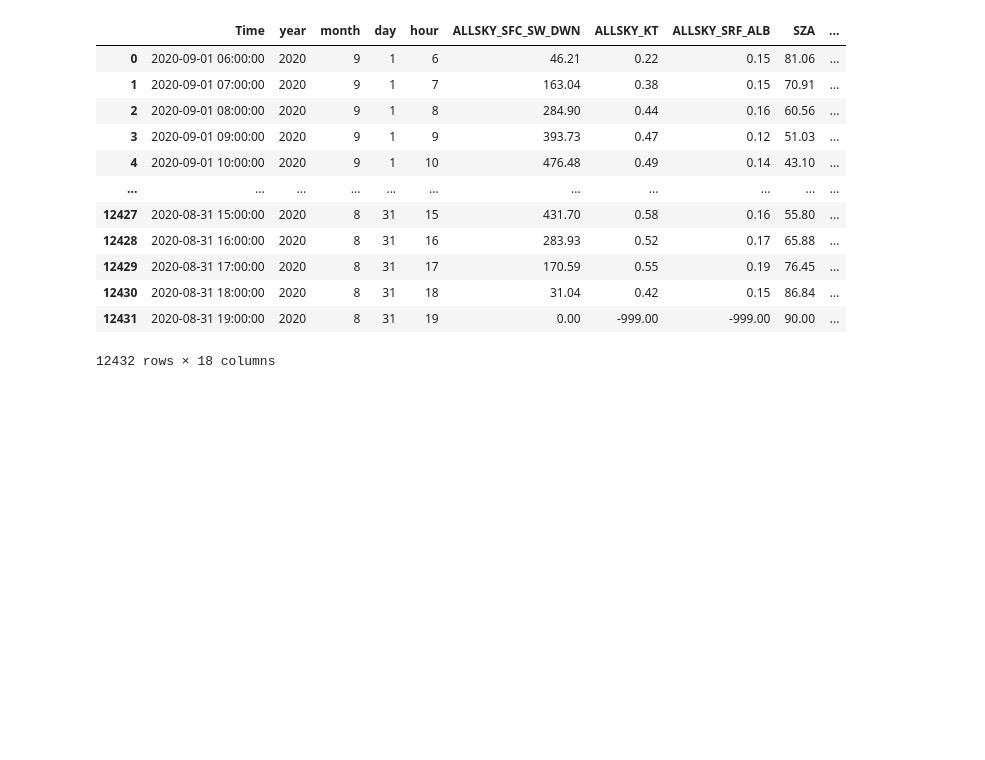
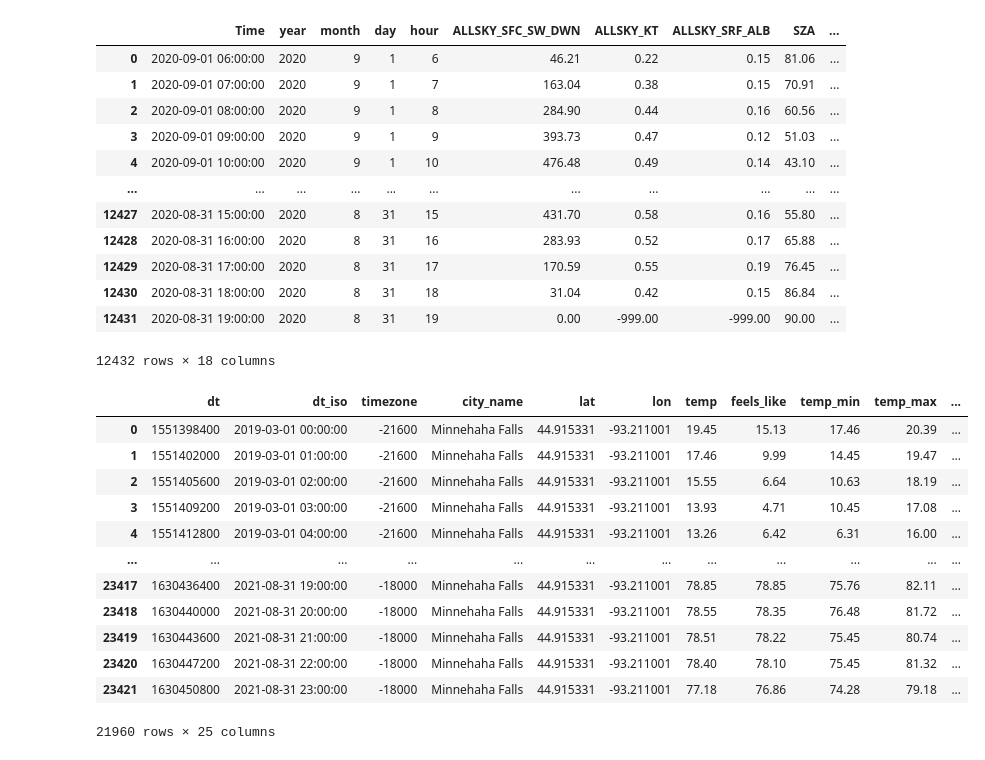
Before and after one commit to Enestvedt/ML_solar_prediction, a Jupyter notebook: notebooks/data_assembly.ipynb, the cells around one changed output. Saved outputs shown, nothing was run; the diff lists cells and outputs as text; code cells hidden in the pictures; blank space fills up the shorter version.

```diff
--- a/notebooks/data_assembly.ipynb
+++ b/notebooks/data_assembly.ipynb
@@ -133,3 +133,25 @@ merged_data
 | 12430 | 2020-08-31 18:00:00 | 2020 | 8 | 31 | 18 | 31.04 | 0.42 | 0.15 | 86.84 | ... |
 | 12431 | 2020-08-31 19:00:00 | 2020 | 8 | 31 | 19 | 0.00 | -999.00 | -999.00 | 90.00 | ... |
 12432 rows × 18 columns
+# %%
+weather_data = pd.read_csv('../csv_downloads/weather_history.csv')
+# %%
+weather_data['dt_iso'] = pd.to_datetime(weather_data['dt_iso'].str[:-4]).dt.tz_localize(None)
+# %%
+weather_data.drop_duplicates(subset= ['dt_iso'], keep='first', inplace=True)
+# %%
+weather_data
+# %% [output]
+|  | dt | dt_iso | timezone | city_name | lat | lon | temp | feels_like | temp_min | temp_max | ... |
+| 0 | 1551398400 | 2019-03-01 00:00:00 | -21600 | Minnehaha Falls | 44.915331 | -93.211001 | 19.45 | 15.13 | 17.46 | 20.39 | ... |
+| 1 | 1551402000 | 2019-03-01 01:00:00 | -21600 | Minnehaha Falls | 44.915331 | -93.211001 | 17.46 | 9.99 | 14.45 | 19.47 | ... |
+| 2 | 1551405600 | 2019-03-01 02:00:00 | -21600 | Minnehaha Falls | 44.915331 | -93.211001 | 15.55 | 6.64 | 10.63 | 18.19 | ... |
+| 3 | 1551409200 | 2019-03-01 03:00:00 | -21600 | Minnehaha Falls | 44.915331 | -93.211001 | 13.93 | 4.71 | 10.45 | 17.08 | ... |
+| 4 | 1551412800 | 2019-03-01 04:00:00 | -21600 | Minnehaha Falls | 44.915331 | -93.211001 | 13.26 | 6.42 | 6.31 | 16.00 | ... |
+| ... | ... | ... | ... | ... | ... | ... | ... | ... | ... | ... | ... |
+| 23417 | 1630436400 | 2021-08-31 19:00:00 | -18000 | Minnehaha Falls | 44.915331 | -93.211001 | 78.85 | 78.85 | 75.76 | 82.11 | ... |
+| 23418 | 1630440000 | 2021-08-31 20:00:00 | -18000 | Minnehaha Falls | 44.915331 | -93.211001 | 78.55 | 78.35 | 76.48 | 81.72 | ... |
+| 23419 | 1630443600 | 2021-08-31 21:00:00 | -18000 | Minnehaha Falls | 44.915331 | -93.211001 | 78.51 | 78.22 | 75.45 | 80.74 | ... |
+| 23420 | 1630447200 | 2021-08-31 22:00:00 | -18000 | Minnehaha Falls | 44.915331 | -93.211001 | 78.40 | 78.10 | 75.45 | 81.32 | ... |
+| 23421 | 1630450800 | 2021-08-31 23:00:00 | -18000 | Minnehaha Falls | 44.915331 | -93.211001 | 77.18 | 76.86 | 74.28 | 79.18 | ... |
+21960 rows × 25 columns
```
Also changed, not shown: parts of 3 cells of this notebook, 5 other files.
